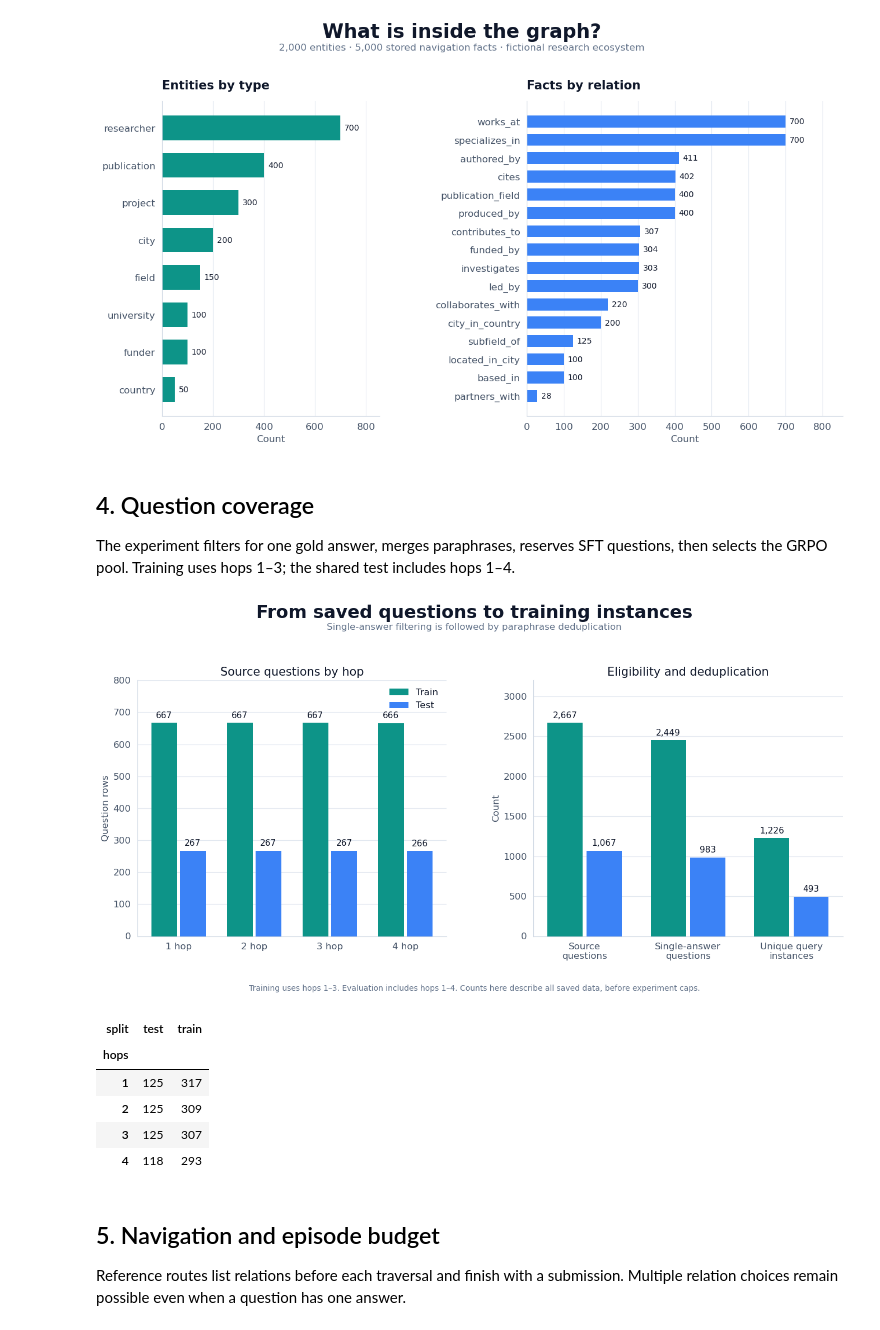
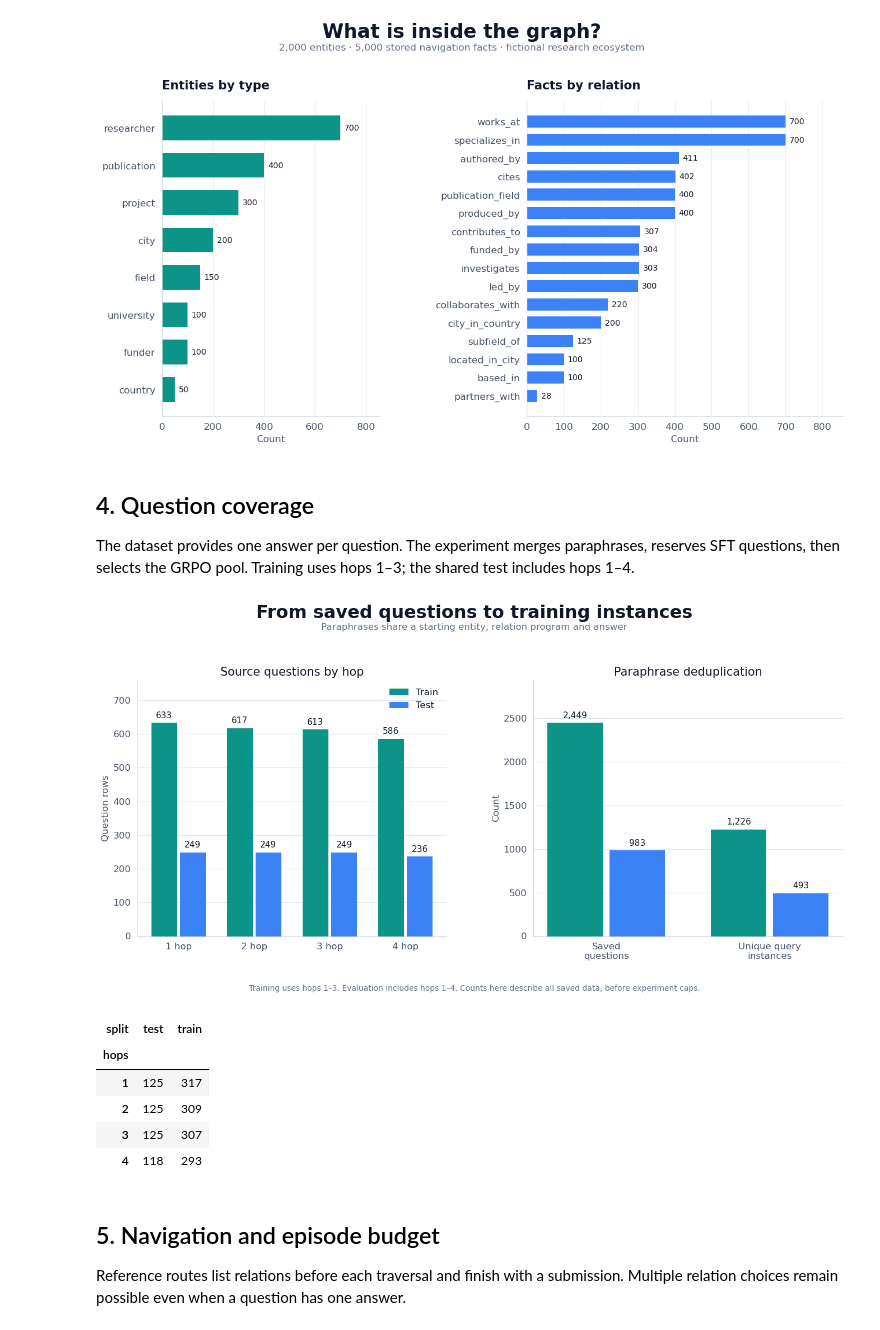
Before and after one commit to AlirezaAK2000/kg-navigation-rlvr, a Jupyter notebook: notebooks/01_dataset_eda.ipynb, the cells around one changed output. Saved outputs shown, nothing was run; the diff lists cells and outputs as text; code cells hidden in the pictures.

Commit message:
Simplify dataset to one answer per question and remove obsolete experiments

```diff
--- a/notebooks/01_dataset_eda.ipynb
+++ b/notebooks/01_dataset_eda.ipynb
@@ -24,7 +24,7 @@ from kg_rlvr.eda import (
 )
 
 graph = GraphIndex.load(DATA_ROOT / "graph")
-source, eligible, unique = question_tables(graph, DATA_ROOT)
+source, unique = question_tables(graph, DATA_ROOT)
 figures = OUTPUT_DIR / "figures"
 
 def show_figure(builder, filename, *args):
@@ -96,12 +95,12 @@ show_figure(composition_figure, "graph_composition", graph)
 # %% [markdown]
 ## 4. Question coverage
 
-The experiment filters for one gold answer, merges paraphrases, reserves SFT questions, then selects the GRPO pool. Training uses hops 1–3; the shared test includes hops 1–4.
+The dataset provides one answer per question. The experiment merges paraphrases, reserves SFT questions, then selects the GRPO pool. Training uses hops 1–3; the shared test includes hops 1–4.
 # %%
-show_figure(questions_figure, "question_coverage", source, eligible, unique)
+show_figure(questions_figure, "question_coverage", source, unique)
 display(pd.crosstab(unique.hop_count, unique.split).rename_axis("hops"))
 # %% [output]
-[figure, old version]
+[figure, new version]
 | split | test | train |
 | hops |  |  |
 | 1 | 125 | 317 |
```
Also changed, not shown: parts of 3 cells of this notebook, 50 other files.
